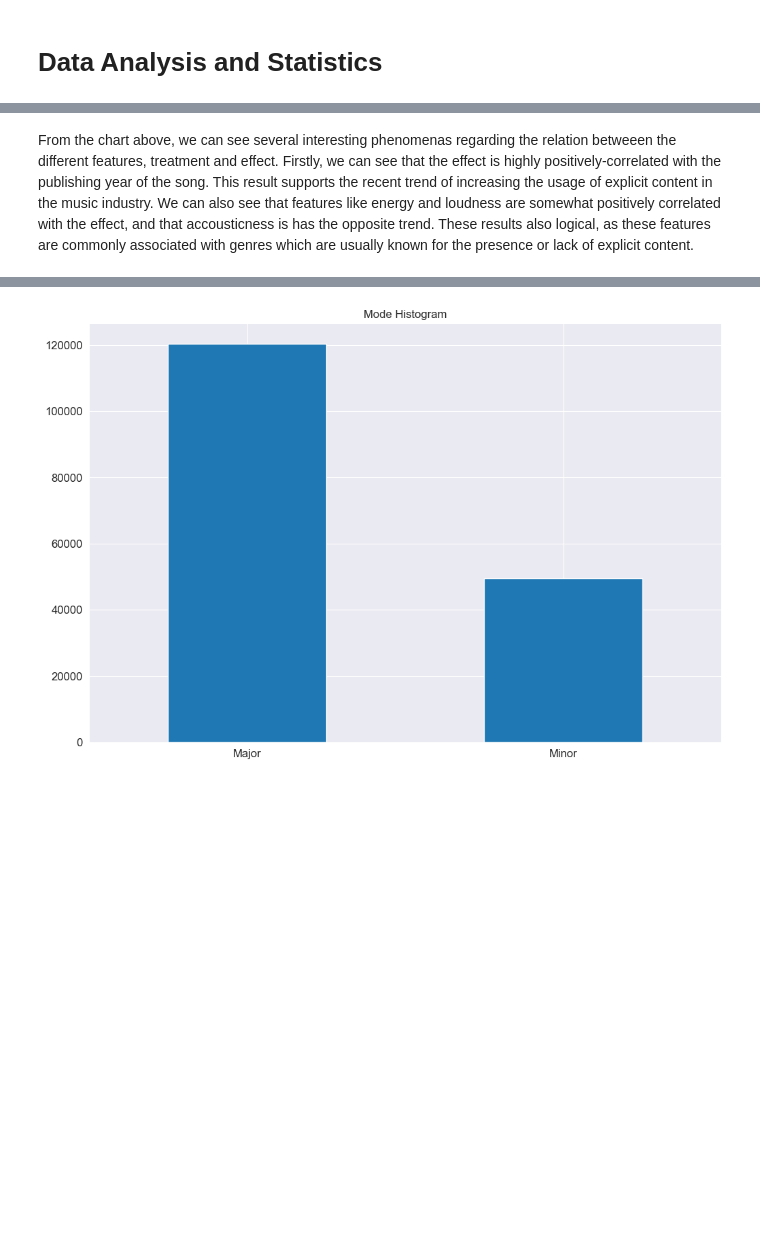
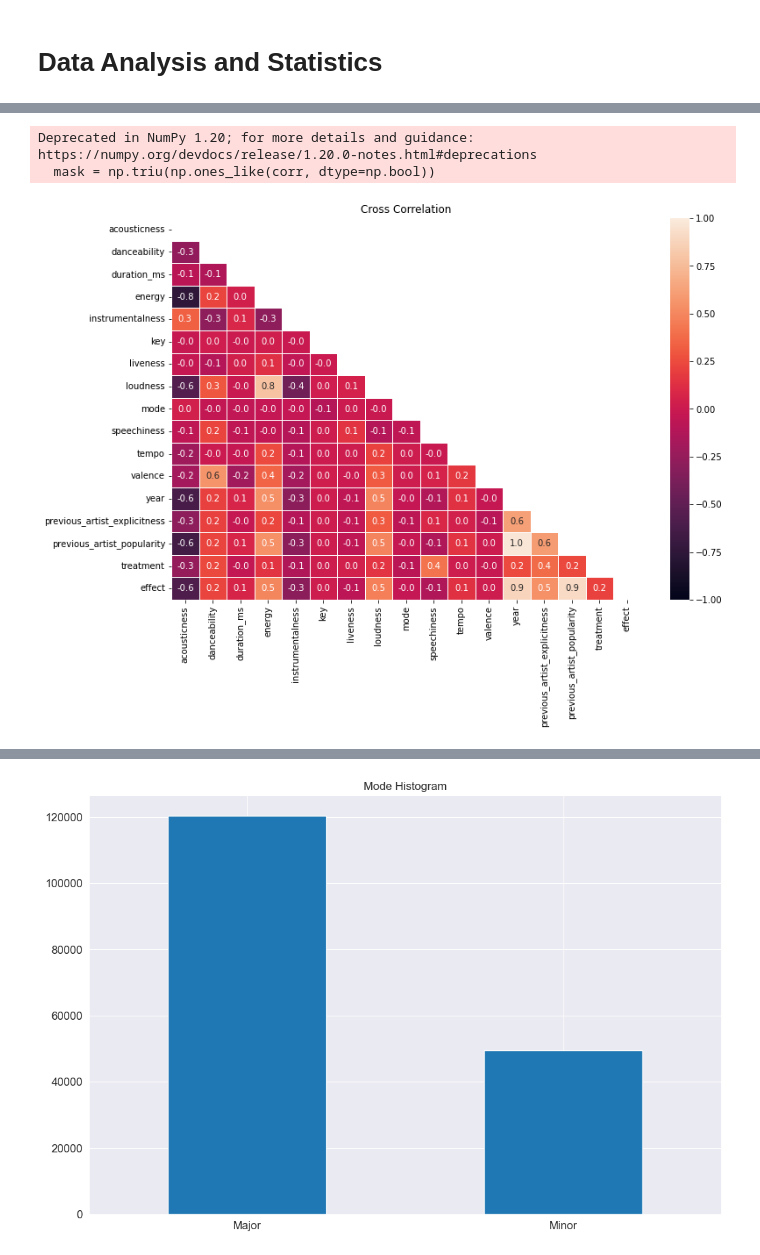
Before and after one commit to NaorHaba/Causal-Inference, a Jupyter notebook: data_exploration.ipynb, the cells around one changed output, grey strips where cells are left out. Saved outputs shown, nothing was run; the diff lists cells and outputs as text; code cells hidden in the pictures; blank space fills up the shorter version.

```diff
--- a/data_exploration.ipynb
+++ b/data_exploration.ipynb
@@ -157,3 +224,17 @@ plt.show()
-# %% [markdown]
-From the chart above, we can see several interesting phenomenas regarding the relation betweeen the different features, treatment and effect. Firstly, we can see that the effect is highly positively-correlated with the publishing year of the song. This result supports the recent trend of increasing the usage of explicit content in the music industry.
-We can also see that features like energy and loudness are somewhat positively correlated with the effect, and that accousticness is has the opposite trend. These results also logical, as these features are commonly associated with genres which are usually known for the presence or lack of explicit content.
+# %%
+# option 2 for correlation
+# cross correlation between our features, the treatment and the effect
+# plot as matplotlib heatmap
+import numpy as np
+import matplotlib.pyplot as plt
+import seaborn as sns
+_, ax = plt.subplots(figsize=(12, 8))
+corr = df.corr()
+mask = np.triu(np.ones_like(corr, dtype=np.bool))
+heatmap = sns.heatmap(corr, mask=mask, vmin=-1, vmax=1, annot=True,linewidths=.5, fmt='.1f')
+ax.title.set_text('Cross Correlation')
+plt.show()
+# %% [output]
+Deprecated in NumPy 1.20; for more details and guidance: https://numpy.org/devdocs/release/1.20.0-notes.html#deprecations
+  mask = np.triu(np.ones_like(corr, dtype=np.bool))
+[figure, added]
```
Also changed, not shown: parts of 24 cells of this notebook.
